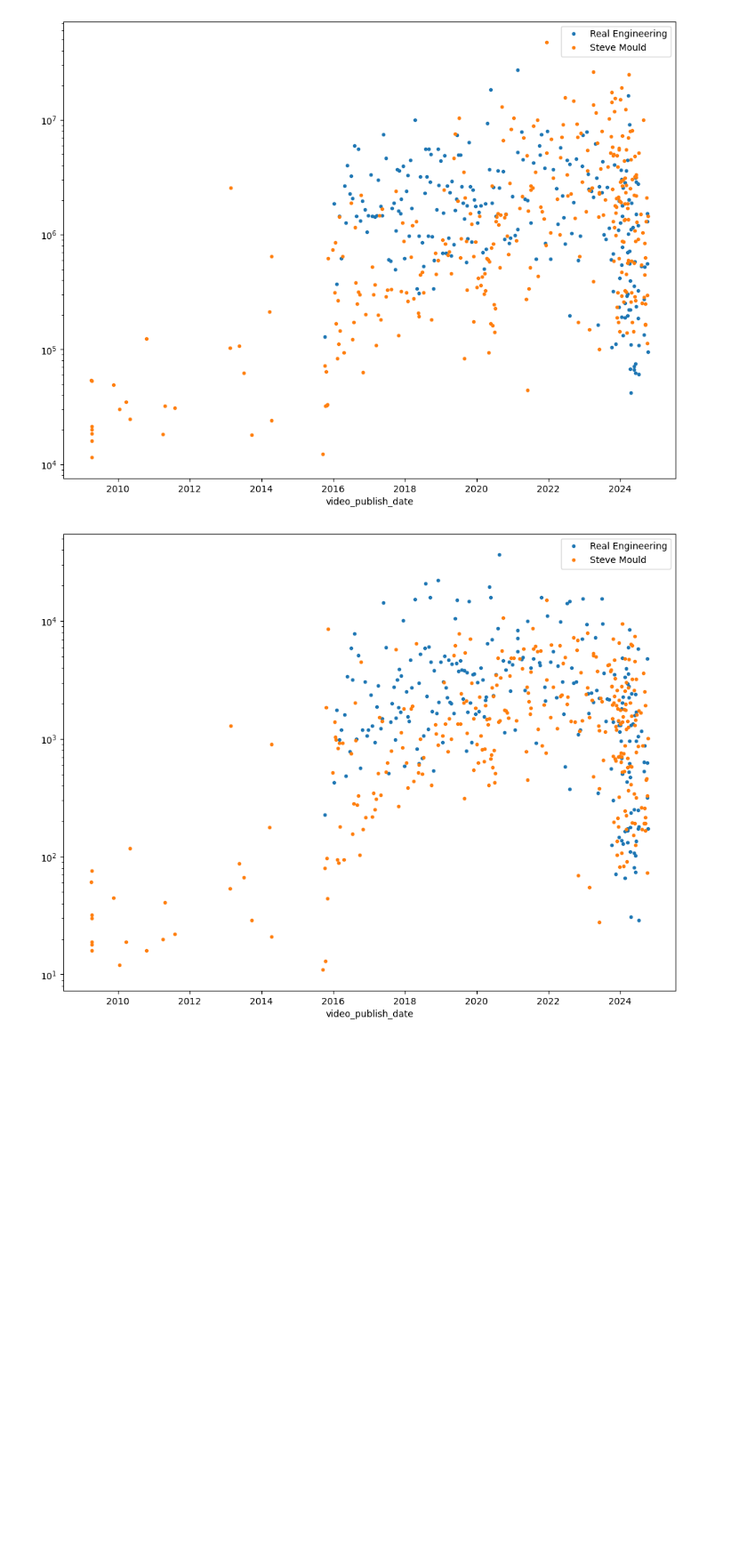
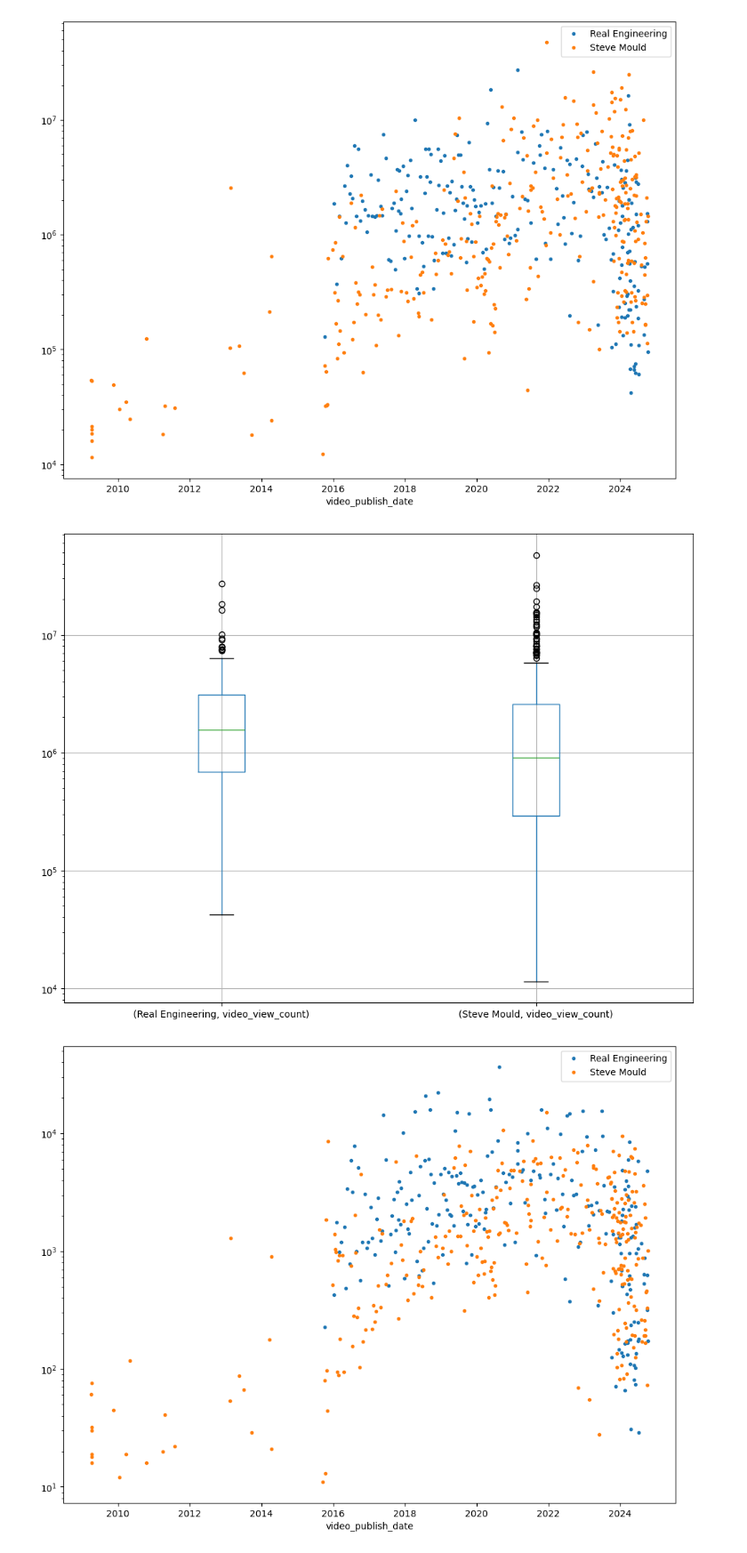
Before and after one commit to mateusz-dzitkowski/applied-mathematics, a Jupyter notebook: projects/analysis_of_unstructured_data/assignment_3/main.ipynb, the cells around one changed output. Shown: that part at 89% size. Cells and saved outputs as stored; diff of their text form; code cells hidden in the pictures; blank space fills up the shorter version.

Commit message:
add a box plots

```diff
--- a/projects/analysis_of_unstructured_data/assignment_3/main.ipynb
+++ b/projects/analysis_of_unstructured_data/assignment_3/main.ipynb
@@ -1,8 +1,12 @@
 # %%
+import matplotlib.pyplot as plt
 import pandas as pd
 
 CHANNEL_TITLE = "channel_title"
 VIDEO_PUBLISH_DATE = "video_publish_date"
+VIDEO_VIEW_COUNT = "video_view_count"
+VIDEO_COMMENT_COUNT = "video_comment_count"
+VIDEO_LIKE_COUNT = "video_like_count"
 
 def plot(data: pd.DataFrame, column: str) -> None:
     (
@@ -18,9 +22,16 @@ def plot(data: pd.DataFrame, column: str) -> None:
             logy=True,
         )
     )
+
+def box(data: pd.DataFrame, column: str):
+    data.groupby(CHANNEL_TITLE)[[column]].boxplot(
+        subplots=False,
+        figsize=(12, 9),
+    )
+    plt.yscale("log")
 # %%
 steve = pd.read_csv("steve.csv")
 real = pd.read_csv("real.csv")
 df = pd.concat([steve, real])
-df["video_publish_date"] = pd.to_datetime(df["video_publish_date"]).dt.date
+df[VIDEO_PUBLISH_DATE] = pd.to_datetime(df[VIDEO_PUBLISH_DATE]).dt.date
 # %%
@@ -35,3 +46,7 @@ plot(df, "video_view_count")
 # %% [output]
 [figure]
+# %%
+box(df, VIDEO_VIEW_COUNT)
+# %% [output]
+[figure, added]
 # %%
```
Also changed, not shown: parts of 8 cells of this notebook.
